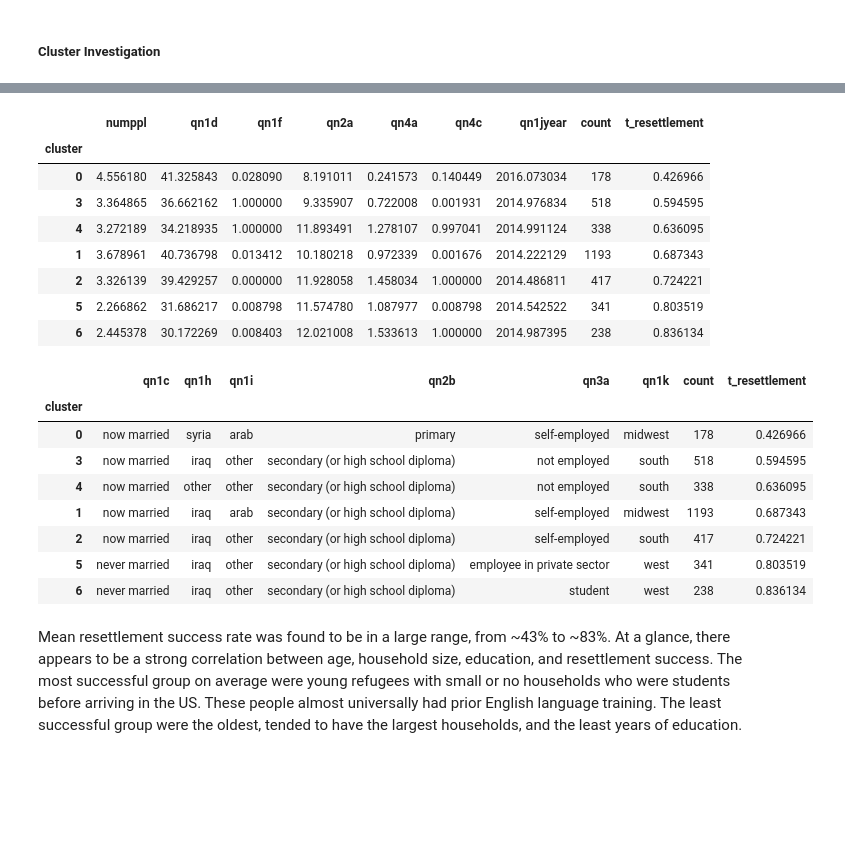
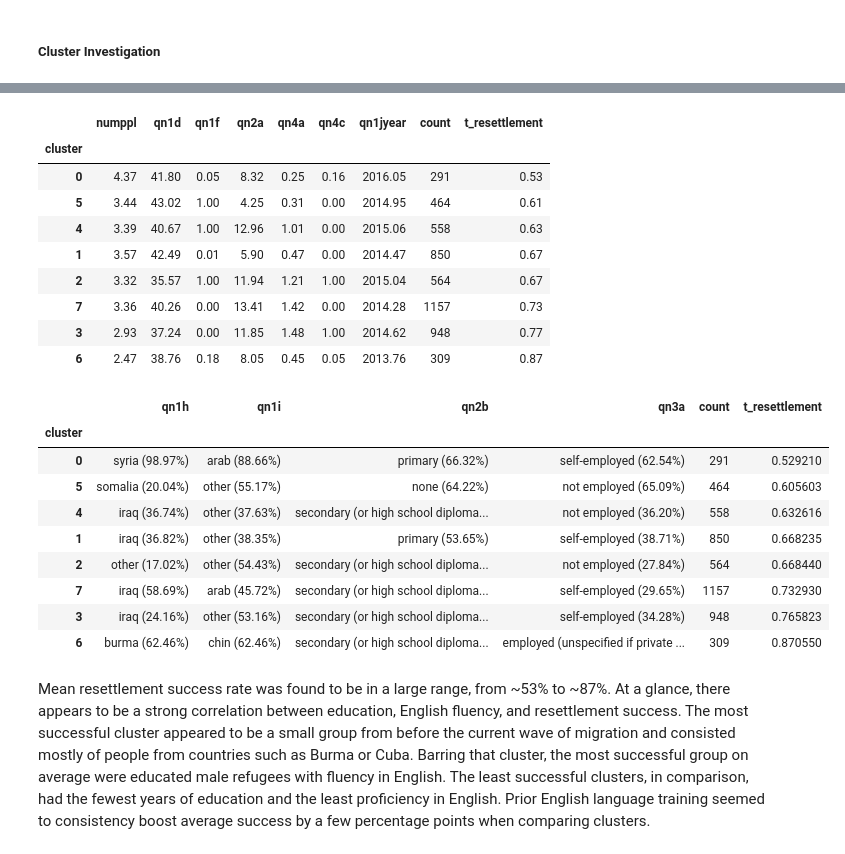
Before and after one commit to smonem/Capstone-Project-Haven, a Jupyter notebook: Notebooks/Unsupervised Learning.ipynb, the cells around one changed output, grey strips where cells are left out. Cells and saved outputs as stored; diff of their text form; code cells hidden in the pictures; blank space fills up the shorter version.

```diff
--- a/Notebooks/Unsupervised Learning.ipynb
+++ b/Notebooks/Unsupervised Learning.ipynb
@@ -125,7 +129,6 @@ rsp_df.drop(ma, axis=1, inplace=True)
 # Features known before resettling
 pre_feats = [
     "numppl",
-    "qn1c",
     "qn1d",
     "qn1f",
     "qn1g",
@@ -136,13 +139,13 @@ pre_feats = [
     "qn3a",
     "qn4a",
     "qn4c",
-    "qn1k",
     "qn1jyear",
     "t_resettlement",
 ]
 
 # Features of current life
 post_feats = [
+    "qn1c",
     "qn4b",
     "qn4e",
     "qn4j",
@@ -333,7 +336,7 @@ The hyper-parameters that we will use here are 15 for n_neighbors and 0 for min_
 # %%
 # Final UMAP visualization
 embeddings = umap.UMAP(
-    n_components=2, n_neighbors=15, min_dist=0, random_state=42
+    n_components=2, n_neighbors=100, min_dist=0, random_state=42
 ).fit_transform(X)
 
 params["method"] = "UMAP"
@@ -345,7 +348,7 @@ viz_reduction(add_info_to_reduced(embeddings, pre_df), params)
 # %% [markdown]
 HDBSCAN is used here as it is not only well suited to complex cluster patterns, but it also has in-built outlier detection.
 # %%
-hdb = HDBSCAN(min_cluster_size=75)
+hdb = HDBSCAN(min_cluster_size=100)
 hdb.fit(embeddings)
 
 pre_df["cluster"] = hdb.labels_
@@ -365,10 +368,12 @@ viz_reduction(
 ##### Cluster Investigation
 # %%
 # Size and average success rate of each cluster
+df = pre_df[pre_df["cluster"] != -1]
+
 cluster_stats = pd.concat(
     [
-        pre_df.groupby("cluster")["cluster"].count(),
-        pre_df.groupby("cluster")["t_resettlement"].mean(),
+        df.groupby("cluster")["cluster"].count(),
+        df.groupby("cluster")["t_resettlement"].mean(),
     ],
     axis=1,
 ).sort_values(by="t_resettlement")
@@ -389,41 +395,59 @@ cluster_stats
 # %%
 # Mean values for all numeric qns in data
 mean_numeric = (
-    pre_df.select_dtypes(include=[np.number])
+    df.select_dtypes(include=[np.number])
     .groupby("cluster")
     .mean()
     .drop("t_resettlement", axis=1)
 )
 
-pd.concat([mean_numeric, cluster_stats], axis=1).sort_values(by="t_resettlement")
+pd.concat([mean_numeric, cluster_stats], axis=1).sort_values(by="t_resettlement").round(
+    2
+)
 # %% [output]
 |  | numppl | qn1d | qn1f | qn2a | qn4a | qn4c | qn1jyear | count | t_resettlement |
 | cluster |  |  |  |  |  |  |  |  |  |
-| 0 | 4.556180 | 41.325843 | 0.028090 | 8.191011 | 0.241573 | 0.140449 | 2016.073034 | 178 | 0.426966 |
-| 3 | 3.364865 | 36.662162 | 1.000000 | 9.335907 | 0.722008 | 0.001931 | 2014.976834 | 518 | 0.594595 |
-| 4 | 3.272189 | 34.218935 | 1.000000 | 11.893491 | 1.278107 | 0.997041 | 2014.991124 | 338 | 0.636095 |
-| 1 | 3.678961 | 40.736798 | 0.013412 | 10.180218 | 0.972339 | 0.001676 | 2014.222129 | 1193 | 0.687343 |
-| 2 | 3.326139 | 39.429257 | 0.000000 | 11.928058 | 1.458034 | 1.000000 | 2014.486811 | 417 | 0.724221 |
-| 5 | 2.266862 | 31.686217 | 0.008798 | 11.574780 | 1.087977 | 0.008798 | 2014.542522 | 341 | 0.803519 |
-| 6 | 2.445378 | 30.172269 | 0.008403 | 12.021008 | 1.533613 | 1.000000 | 2014.987395 | 238 | 0.836134 |
+| 0 | 4.37 | 41.80 | 0.05 | 8.32 | 0.25 | 0.16 | 2016.05 | 291 | 0.53 |
+| 5 | 3.44 | 43.02 | 1.00 | 4.25 | 0.31 | 0.00 | 2014.95 | 464 | 0.61 |
+| 4 | 3.39 | 40.67 | 1.00 | 12.96 | 1.01 | 0.00 | 2015.06 | 558 | 0.63 |
+| 1 | 3.57 | 42.49 | 0.01 | 5.90 | 0.47 | 0.00 | 2014.47 | 850 | 0.67 |
+| 2 | 3.32 | 35.57 | 1.00 | 11.94 | 1.21 | 1.00 | 2015.04 | 564 | 0.67 |
+| 7 | 3.36 | 40.26 | 0.00 | 13.41 | 1.42 | 0.00 | 2014.28 | 1157 | 0.73 |
+| 3 | 2.93 | 37.24 | 0.00 | 11.85 | 1.48 | 1.00 | 2014.62 | 948 | 0.77 |
+| 6 | 2.47 | 38.76 | 0.18 | 8.05 | 0.45 | 0.05 | 2013.76 | 309 | 0.87 |
 # %%
 # Most common value for each categorical qn in data
+
+
+# Calculate mode and its percentage
+def mode_with_percentage(group):
+    mode_df = group.mode()
+    for column in group:
+        mode_count = group[column].eq(mode_df[column][0]).sum()
+        percentage = (mode_count / len(group)) * 100
+        mode_df[column] = f"{mode_df[column][0]} ({percentage:.2f}%)"
+    return mode_df.iloc[[0]]
+
+
 mode_cat = (
-    pd.concat([pre_df.select_dtypes(exclude=[np.number]), pre_df["cluster"]], axis=1)
+    pd.concat([df.select_dtypes(exclude=[np.number]), df["cluster"]], axis=1)
     .groupby("cluster")
-    .agg(pd.Series.mode)
+    .apply(lambda x: mode_with_percentage(x))
+    .reset_index(level=1, drop=True)
+    .drop("cluster", axis=1)
 )
 
 pd.concat([mode_cat, cluster_stats], axis=1).sort_values(by="t_resettlement")
 # %% [output]
-|  | qn1c | qn1h | qn1i | qn2b | qn3a | qn1k | count | t_resettlement |
-| cluster |  |  |  |  |  |  |  |  |
-| 0 | now married | syria | arab | primary | self-employed | midwest | 178 | 0.426966 |
-| 3 | now married | iraq | other | secondary (or high school diploma) | not employed | south | 518 | 0.594595 |
-| 4 | now married | other | other | secondary (or high school diploma) | not employed | south | 338 | 0.636095 |
-| 1 | now married | iraq | arab | secondary (or high school diploma) | self-employed | midwest | 1193 | 0.687343 |
-| 2 | now married | iraq | other | secondary (or high school diploma) | self-employed | south | 417 | 0.724221 |
-| 5 | never married | iraq | other | secondary (or high school diploma) | employee in private sector | west | 341 | 0.803519 |
-| 6 | never married | iraq | other | secondary (or high school diploma) | student | west | 238 | 0.836134 |
+|  | qn1h | qn1i | qn2b | qn3a | count | t_resettlement |
+| cluster |  |  |  |  |  |  |
+| 0 | syria (98.97%) | arab (88.66%) | primary (66.32%) | self-employed (62.54%) | 291 | 0.529210 |
+| 5 | somalia (20.04%) | other (55.17%) | none (64.22%) | not employed (65.09%) | 464 | 0.605603 |
+| 4 | iraq (36.74%) | other (37.63%) | secondary (or high school diploma... | not employed (36.20%) | 558 | 0.632616 |
+| 1 | iraq (36.82%) | other (38.35%) | primary (53.65%) | self-employed (38.71%) | 850 | 0.668235 |
+| 2 | other (17.02%) | other (54.43%) | secondary (or high school diploma... | not employed (27.84%) | 564 | 0.668440 |
+| 7 | iraq (58.69%) | arab (45.72%) | secondary (or high school diploma... | self-employed (29.65%) | 1157 | 0.732930 |
+| 3 | iraq (24.16%) | other (53.16%) | secondary (or high school diploma... | self-employed (34.28%) | 948 | 0.765823 |
+| 6 | burma (62.46%) | chin (62.46%) | secondary (or high school diploma... | employed (unspecified if private ... | 309 | 0.870550 |
-# %% [markdown]
-Mean resettlement success rate was found to be in a large range, from ~43% to ~83%. At a glance, there appears to be a strong correlation between age, household size, education, and resettlement success. The most successful group on average were young refugees with small or no households who were students before arriving in the US. These people almost universally had prior English language training. The least successful group were the oldest, tended to have the largest households, and the least years of education.
+# %% [markdown]
+Mean resettlement success rate was found to be in a large range, from ~53% to ~87%. At a glance, there appears to be a strong correlation between education, English fluency, and resettlement success. The most successful cluster appeared to be a small group from before the current wave of migration and consisted mostly of people from countries such as Burma or Cuba. Barring that cluster, the most successful group on average were educated male refugees with fluency in English. The least successful clusters, in comparison, had the fewest years of education and the least proficiency in English. Prior English language training seemed to consistency boost average success by a few percentage points when comparing clusters.
```
Also changed, not shown: parts of 7 cells of this notebook.
